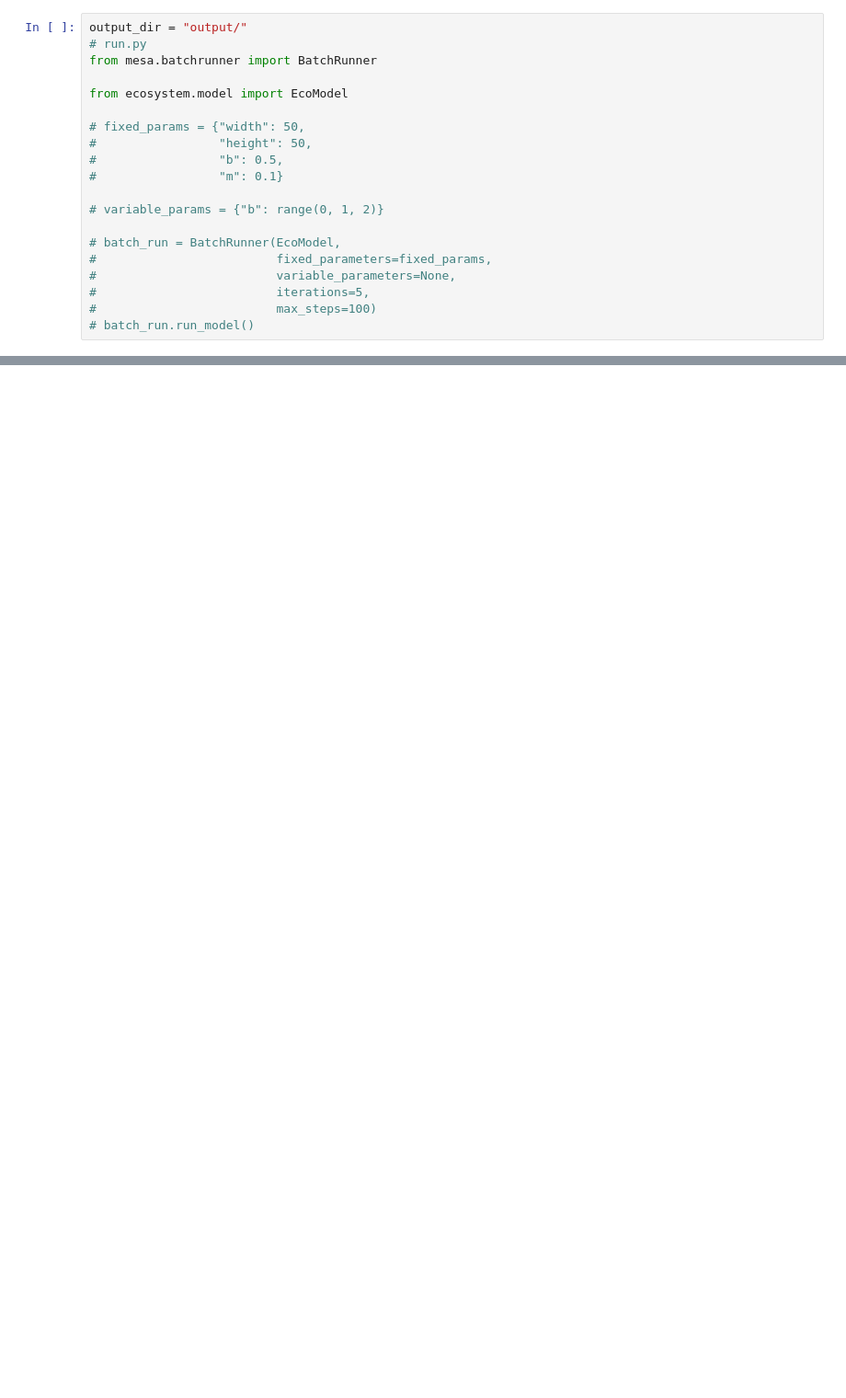
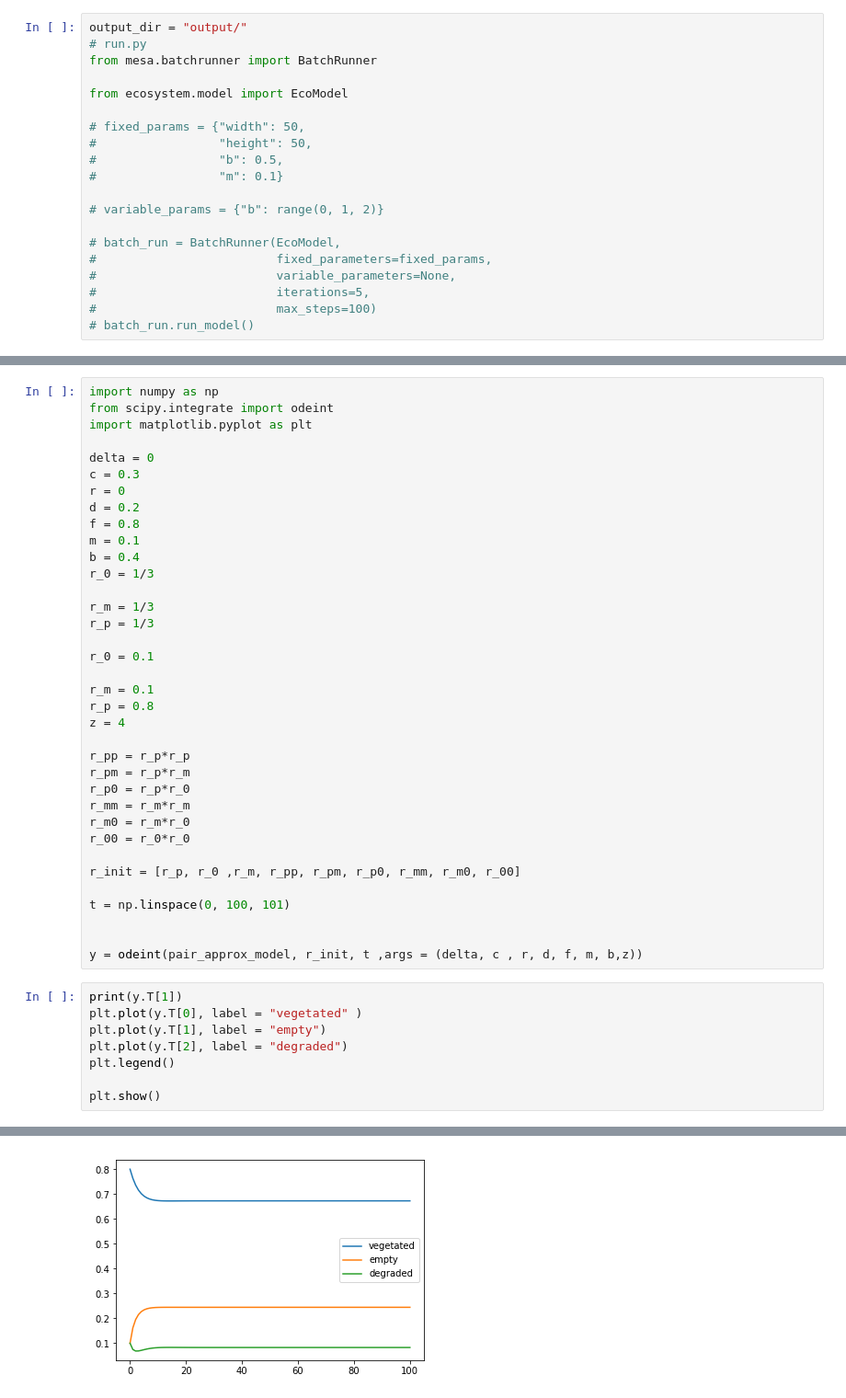
Before and after one commit to intramuros/abm, a Jupyter notebook: Gather and plot.ipynb, the cells around one changed output, grey strips where cells are left out. Shown at 92% size. Cells and saved outputs as stored; diff of their text form; blank space fills up the shorter version.

```diff
--- a/Gather and plot.ipynb
+++ b/Gather and plot.ipynb
@@ -114,0 +171,45 @@ plt.show()
+# %%
+import numpy as np
+from scipy.integrate import odeint
+import matplotlib.pyplot as plt
+
+delta = 0
+c = 0.3
+r = 0
+d = 0.2
+f = 0.8
+m = 0.1
+b = 0.4
+r_0 = 1/3
+
+r_m = 1/3
+r_p = 1/3
+
+r_0 = 0.1
+
+r_m = 0.1
+r_p = 0.8
+z = 4
+
+r_pp = r_p*r_p
+r_pm = r_p*r_m
+r_p0 = r_p*r_0
+r_mm = r_m*r_m
+r_m0 = r_m*r_0
+r_00 = r_0*r_0
+
+r_init = [r_p, r_0 ,r_m, r_pp, r_pm, r_p0, r_mm, r_m0, r_00]
+
+t = np.linspace(0, 100, 101)
+
+
+y = odeint(pair_approx_model, r_init, t ,args = (delta, c , r, d, f, m, b,z))
+# %%
+print(y.T[1])
+plt.plot(y.T[0], label = "vegetated" )
+plt.plot(y.T[1], label = "empty")
+plt.plot(y.T[2], label = "degraded")
+plt.legend()
+
+plt.show()
+# %% [output]
@@ -114,0 +233 @@ plt.show()
+[figure, added]
```
Also changed, not shown: parts of 11 cells of this notebook, 1 other file.
